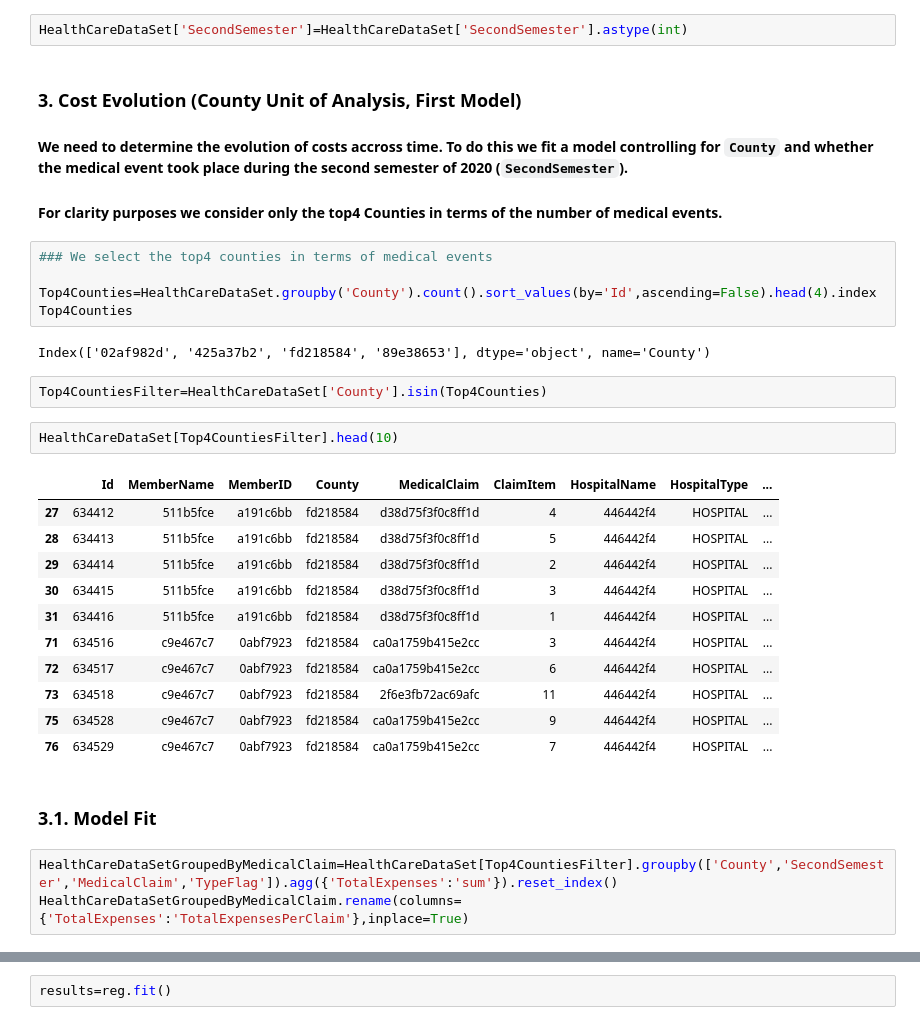
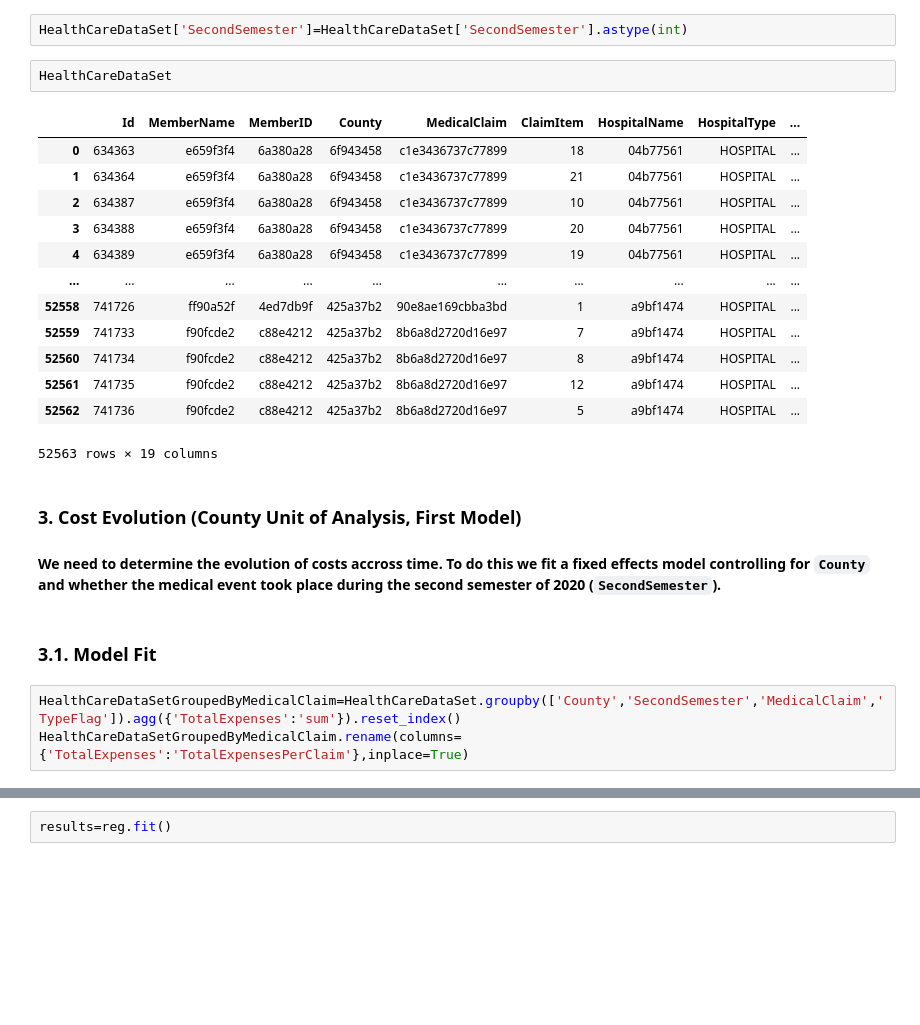
Before and after one commit to thousandoaks/Maths4DS-III, a Jupyter notebook: notebooks/HealthcareLab_Pool_CrossSectionalModels.ipynb, the cells around one changed output, grey strips where cells are left out. Saved outputs shown, nothing was run; the diff lists cells and outputs as text; blank space fills up the shorter version.

```diff
--- a/notebooks/HealthcareLab_Pool_CrossSectionalModels.ipynb
+++ b/notebooks/HealthcareLab_Pool_CrossSectionalModels.ipynb
@@ -115,36 +136,27 @@ HealthCareDataSet.groupby('County').count()
 HealthCareDataSet['SecondSemester']=HealthCareDataSet['StartDate']>'2020-06-30'
 # %%
 HealthCareDataSet['SecondSemester']=HealthCareDataSet['SecondSemester'].astype(int)
+# %%
+HealthCareDataSet
+# %% [output]
+|  | Id | MemberName | MemberID | County | MedicalClaim | ClaimItem | HospitalName | HospitalType | ... |
+| 0 | 634363 | e659f3f4 | 6a380a28 | 6f943458 | c1e3436737c77899 | 18 | 04b77561 | HOSPITAL | ... |
+| 1 | 634364 | e659f3f4 | 6a380a28 | 6f943458 | c1e3436737c77899 | 21 | 04b77561 | HOSPITAL | ... |
+| 2 | 634387 | e659f3f4 | 6a380a28 | 6f943458 | c1e3436737c77899 | 10 | 04b77561 | HOSPITAL | ... |
+| 3 | 634388 | e659f3f4 | 6a380a28 | 6f943458 | c1e3436737c77899 | 20 | 04b77561 | HOSPITAL | ... |
+| 4 | 634389 | e659f3f4 | 6a380a28 | 6f943458 | c1e3436737c77899 | 19 | 04b77561 | HOSPITAL | ... |
+| ... | ... | ... | ... | ... | ... | ... | ... | ... | ... |
+| 52558 | 741726 | ff90a52f | 4ed7db9f | 425a37b2 | 90e8ae169cbba3bd | 1 | a9bf1474 | HOSPITAL | ... |
+| 52559 | 741733 | f90fcde2 | c88e4212 | 425a37b2 | 8b6a8d2720d16e97 | 7 | a9bf1474 | HOSPITAL | ... |
+| 52560 | 741734 | f90fcde2 | c88e4212 | 425a37b2 | 8b6a8d2720d16e97 | 8 | a9bf1474 | HOSPITAL | ... |
+| 52561 | 741735 | f90fcde2 | c88e4212 | 425a37b2 | 8b6a8d2720d16e97 | 12 | a9bf1474 | HOSPITAL | ... |
+| 52562 | 741736 | f90fcde2 | c88e4212 | 425a37b2 | 8b6a8d2720d16e97 | 5 | a9bf1474 | HOSPITAL | ... |
+52563 rows × 19 columns
 # %% [markdown]
 ### 3. Cost Evolution (County Unit of Analysis, First Model)
-#### We need to determine the evolution of costs accross time. To do this we fit a model controlling for `County` and whether the medical event took place during the second semester of 2020 (`SecondSemester`).
-
-#### For clarity purposes we consider only the top4 Counties in terms of the number of medical events.
+#### We need to determine the evolution of costs accross time. To do this we fit a fixed effects model controlling for `County` and whether the medical event took place during the second semester of 2020 (`SecondSemester`).
-# %%
-### We select the top4 counties in terms of medical events
-
-Top4Counties=HealthCareDataSet.groupby('County').count().sort_values(by='Id',ascending=False).head(4).index
-Top4Counties
-# %% [output]
-Index(['02af982d', '425a37b2', 'fd218584', '89e38653'], dtype='object', name='County')
-# %%
-Top4CountiesFilter=HealthCareDataSet['County'].isin(Top4Counties)
-# %%
-HealthCareDataSet[Top4CountiesFilter].head(10)
-# %% [output]
-|  | Id | MemberName | MemberID | County | MedicalClaim | ClaimItem | HospitalName | HospitalType | ... |
-| 27 | 634412 | 511b5fce | a191c6bb | fd218584 | d38d75f3f0c8ff1d | 4 | 446442f4 | HOSPITAL | ... |
-| 28 | 634413 | 511b5fce | a191c6bb | fd218584 | d38d75f3f0c8ff1d | 5 | 446442f4 | HOSPITAL | ... |
-| 29 | 634414 | 511b5fce | a191c6bb | fd218584 | d38d75f3f0c8ff1d | 2 | 446442f4 | HOSPITAL | ... |
-| 30 | 634415 | 511b5fce | a191c6bb | fd218584 | d38d75f3f0c8ff1d | 3 | 446442f4 | HOSPITAL | ... |
-| 31 | 634416 | 511b5fce | a191c6bb | fd218584 | d38d75f3f0c8ff1d | 1 | 446442f4 | HOSPITAL | ... |
-| 71 | 634516 | c9e467c7 | 0abf7923 | fd218584 | ca0a1759b415e2cc | 3 | 446442f4 | HOSPITAL | ... |
-| 72 | 634517 | c9e467c7 | 0abf7923 | fd218584 | ca0a1759b415e2cc | 6 | 446442f4 | HOSPITAL | ... |
-| 73 | 634518 | c9e467c7 | 0abf7923 | fd218584 | 2f6e3fb72ac69afc | 11 | 446442f4 | HOSPITAL | ... |
-| 75 | 634528 | c9e467c7 | 0abf7923 | fd218584 | ca0a1759b415e2cc | 9 | 446442f4 | HOSPITAL | ... |
-| 76 | 634529 | c9e467c7 | 0abf7923 | fd218584 | ca0a1759b415e2cc | 7 | 446442f4 | HOSPITAL | ... |
 # %% [markdown]
 ### 3.1. Model Fit
 # %%
-HealthCareDataSetGroupedByMedicalClaim=HealthCareDataSet[Top4CountiesFilter].groupby(['County','SecondSemester','MedicalClaim','TypeFlag']).agg({'TotalExpenses':'sum'}).reset_index()
+HealthCareDataSetGroupedByMedicalClaim=HealthCareDataSet.groupby(['County','SecondSemester','MedicalClaim','TypeFlag']).agg({'TotalExpenses':'sum'}).reset_index()
 HealthCareDataSetGroupedByMedicalClaim.rename(columns={'TotalExpenses':'TotalExpensesPerClaim'},inplace=True)
```
Also changed, not shown: parts of 15 cells of this notebook.
